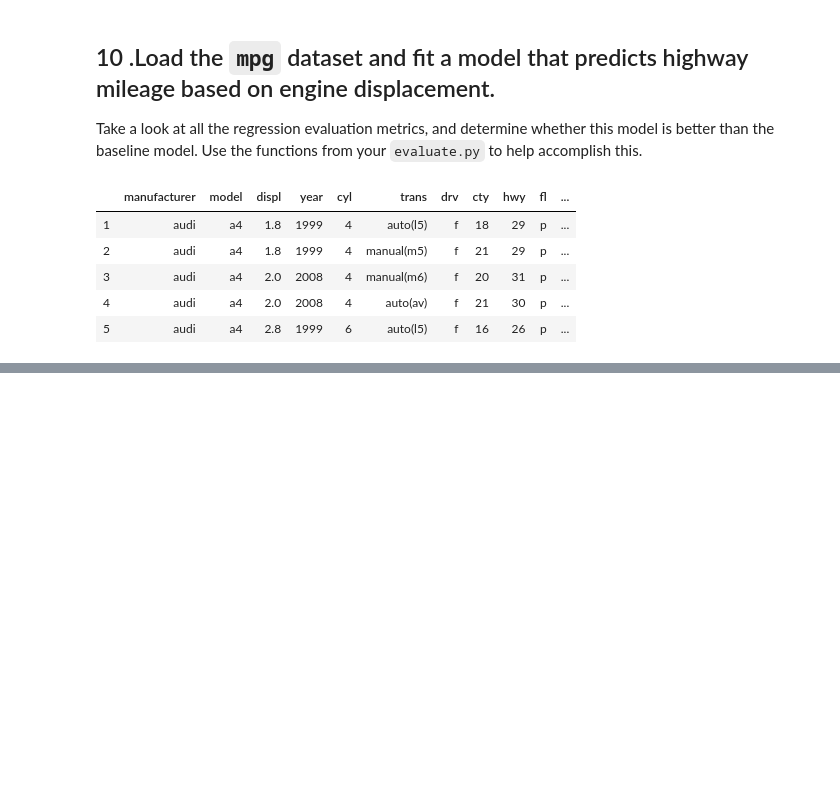
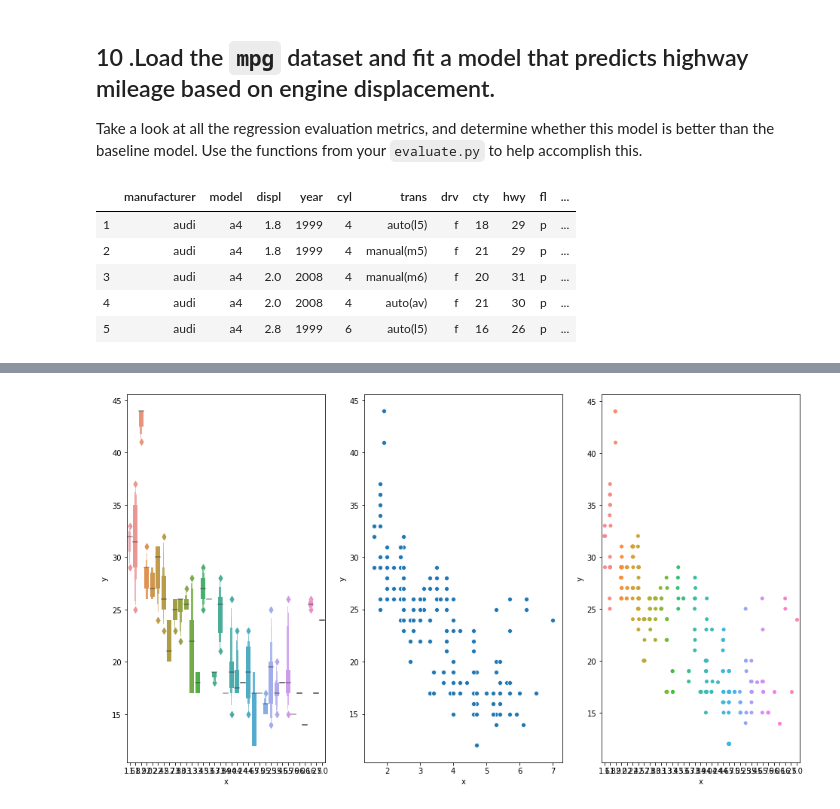
Before and after one commit to chasethompson/ds-methodologies-exercises, a Jupyter notebook: regression/evaluate.ipynb, the cells around one changed output, grey strips where cells are left out. Saved outputs shown, nothing was run; the diff lists cells and outputs as text; code cells hidden in the pictures; blank space fills up the shorter version.

```diff
--- a/regression/evaluate.ipynb
+++ b/regression/evaluate.ipynb
@@ -306,0 +283,4 @@ df = mpg['hwy', ]
+# %%
+explore.plot_categorical_and_continuous_vars('x', 'y', df)
+# %% [output]
+[figure, added]
```
Also changed, not shown: parts of 24 cells of this notebook, 1 other file.
